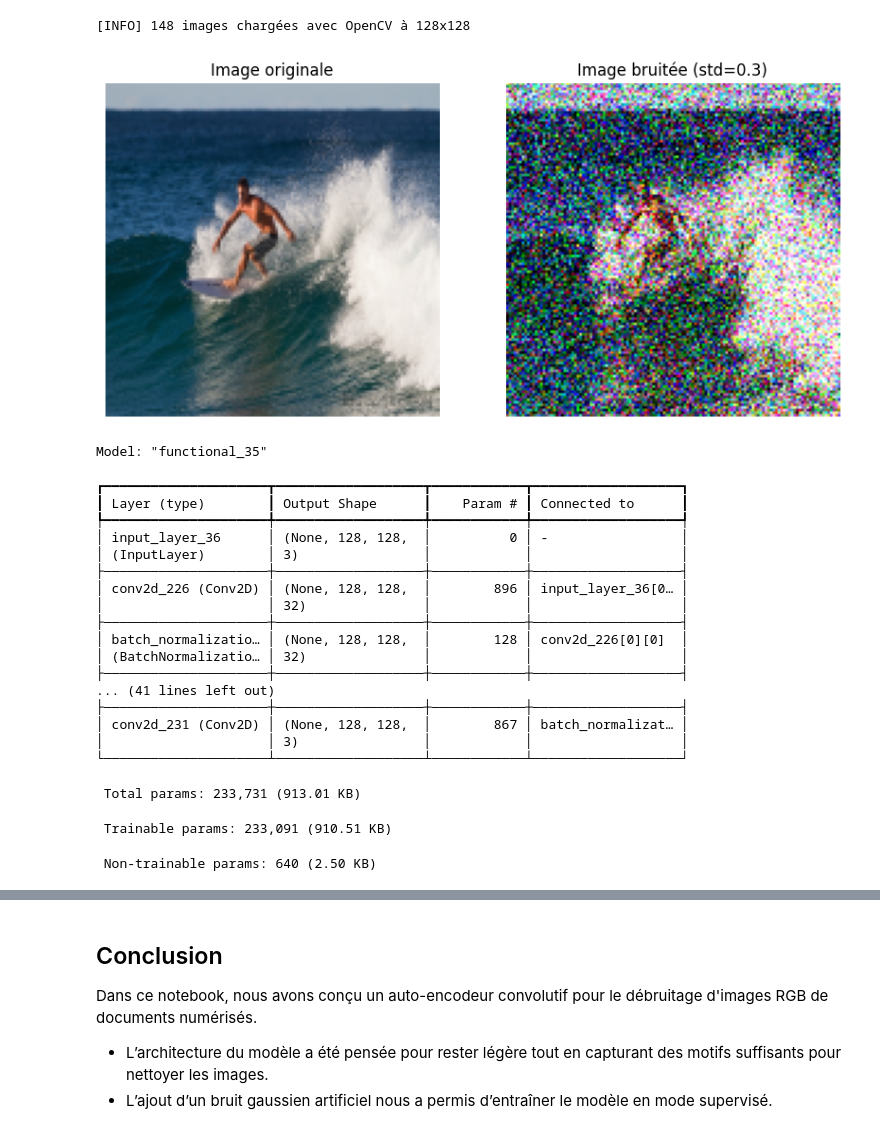
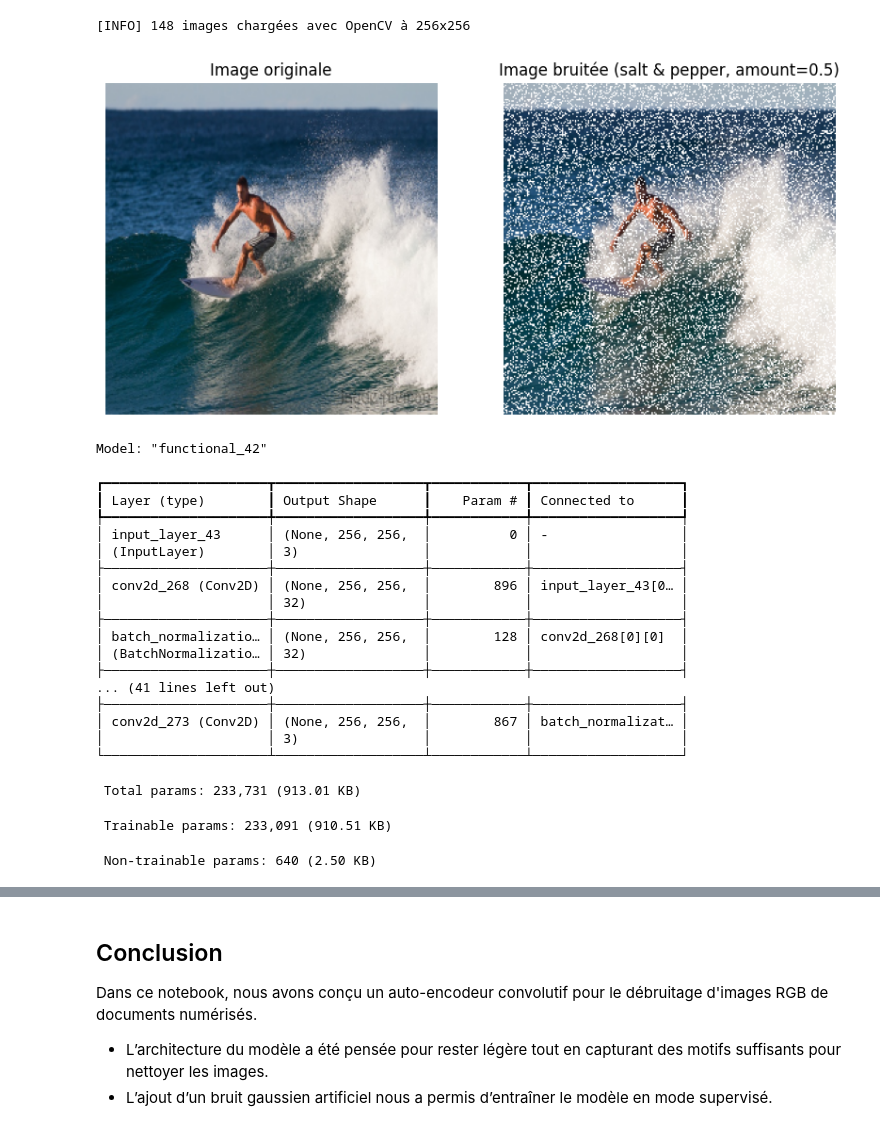
Before and after one commit to clementfornes13/leyenda_project, a Jupyter notebook: Livrable 2.ipynb, the cells around one changed output, grey strips where cells are left out. Saved outputs shown, nothing was run; the diff lists cells and outputs as text; code cells hidden in the pictures.

```diff
--- a/Livrable 2.ipynb
+++ b/Livrable 2.ipynb
@@ -13,7 +13,7 @@ from skimage.metrics import peak_signal_noise_ratio as psnr
 from tensorflow.keras.callbacks import EarlyStopping, ReduceLROnPlateau
 from pathlib import Path
 # %%
-img_size = 128  # plus petit que 256
+img_size = 256  # plus petit que 256
 image_folder = "./imagesL2"
 X = []
 
@@ -31,31 +31,45 @@ for path in tqdm(image_paths, desc="Chargement avec OpenCV (128x128)"):
 X = np.array(X)
 print(f"[INFO] {len(X)} images chargées avec OpenCV à {img_size}x{img_size}")
 # %% [output]
-[INFO] 148 images chargées avec OpenCV à 128x128
+[INFO] 148 images chargées avec OpenCV à 256x256
 # %%
-def add_gaussian_noise(images, mean=0.0, std=0.1, show_example=False):
-    noise = np.random.normal(mean, std, images.shape)
-    noisy_images = np.clip(images + noise, 0., 1.)
+def add_salt_pepper_noise(images, amount=0.05, show_example=False):
+    noisy_images = []
+
+    for img in images:
+        noisy_img = img.copy()
+        total_pixels = img.shape[0] * img.shape[1]
+
+        # Nombre de pixels à bruiter
+        num_salt = int(amount * total_pixels / 2)
+        num_pepper = int(amount * total_pixels / 2)
+
+        # Salt (blanc)
+        coords = [np.random.randint(0, i, num_salt) for i in img.shape[:2]]
+        noisy_img[coords[0], coords[1]] = 1
+
+        noisy_images.append(noisy_img)
+
+    noisy_images = np.array(noisy_images)
 
     if show_example:
         plt.figure(figsize=(10, 5))
         plt.subplot(1, 2, 1)
         plt.imshow(images[0])
         plt.title("Image originale")
         plt.axis("off")
 
         plt.subplot(1, 2, 2)
         plt.imshow(noisy_images[0])
-        plt.title(f"Image bruitée (std={std})")
+        plt.title(f"Image bruitée (salt & pepper, amount={amount})")
         plt.axis("off")
         plt.show()
 
     return noisy_images
 
-X_noisy = add_gaussian_noise(X, std=0.3, show_example=True)
-noise = X_noisy - X
+X_noisy = add_salt_pepper_noise(X, amount=0.5, show_example=True)
 # %% [output]
-[figure, old version]
+[figure, new version]
 # %%
 from tensorflow.keras.layers import Input, Conv2D, MaxPooling2D, UpSampling2D, Concatenate, BatchNormalization, Activation
 from tensorflow.keras.models import Model
@@ -94,25 +108,25 @@ def build_mini_unet(input_shape=(128, 128, 3)):
     model.compile(optimizer=Adam(1e-3), loss='mse')
     return model
 
-model = build_mini_unet(input_shape=(128, 128, 3))
+model = build_mini_unet(input_shape=(256, 256, 3))
 model.summary()
 # %% [output]
-Model: "functional_35"
+Model: "functional_42"
 ┏━━━━━━━━━━━━━━━━━━━━━┳━━━━━━━━━━━━━━━━━━━┳━━━━━━━━━━━━┳━━━━━━━━━━━━━━━━━━━┓
 ┃ Layer (type)        ┃ Output Shape      ┃    Param # ┃ Connected to      ┃
 ┡━━━━━━━━━━━━━━━━━━━━━╇━━━━━━━━━━━━━━━━━━━╇━━━━━━━━━━━━╇━━━━━━━━━━━━━━━━━━━┩
-│ input_layer_36      │ (None, 128, 128,  │          0 │ -                 │
+│ input_layer_43      │ (None, 256, 256,  │          0 │ -                 │
 │ (InputLayer)        │ 3)                │            │                   │
 ├─────────────────────┼───────────────────┼────────────┼───────────────────┤
-│ conv2d_226 (Conv2D) │ (None, 128, 128,  │        896 │ input_layer_36[0… │
+│ conv2d_268 (Conv2D) │ (None, 256, 256,  │        896 │ input_layer_43[0… │
 │                     │ 32)               │            │                   │
 ├─────────────────────┼───────────────────┼────────────┼───────────────────┤
-│ batch_normalizatio… │ (None, 128, 128,  │        128 │ conv2d_226[0][0]  │
+│ batch_normalizatio… │ (None, 256, 256,  │        128 │ conv2d_268[0][0]  │
 │ (BatchNormalizatio… │ 32)               │            │                   │
 ├─────────────────────┼───────────────────┼────────────┼───────────────────┤
 ... (41 lines left out)
 ├─────────────────────┼───────────────────┼────────────┼───────────────────┤
-│ conv2d_231 (Conv2D) │ (None, 128, 128,  │        867 │ batch_normalizat… │
+│ conv2d_273 (Conv2D) │ (None, 256, 256,  │        867 │ batch_normalizat… │
 │                     │ 3)                │            │                   │
 └─────────────────────┴───────────────────┴────────────┴───────────────────┘
  Total params: 233,731 (913.01 KB)
```
Also changed, not shown: parts of 4 cells of this notebook, 1 other file.
